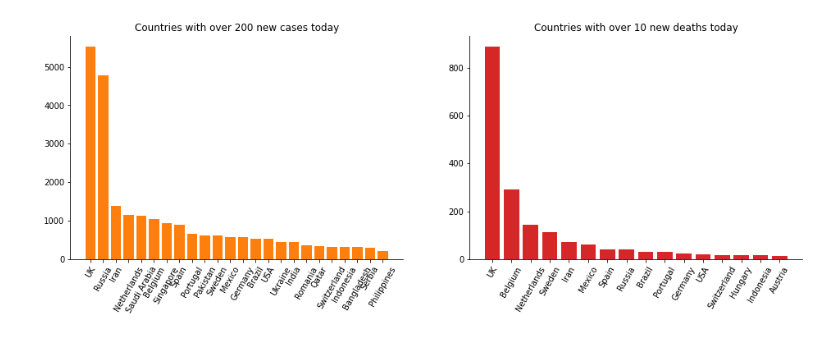
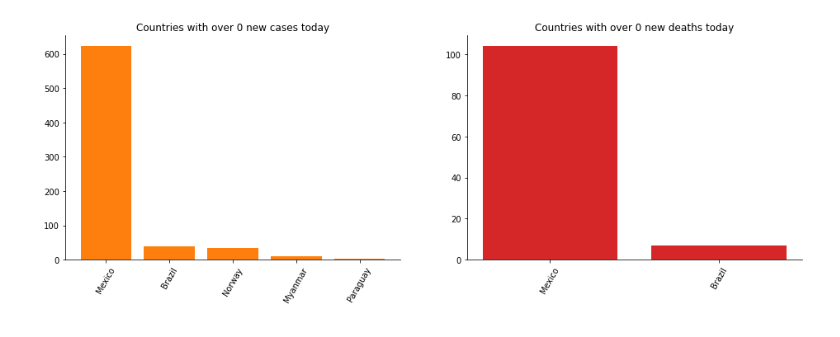
Before and after one commit to zhaoyi3264/covid-19-trend, a Jupyter notebook: global_trend.ipynb, the cells around one changed output. Cells and saved outputs as stored; diff of their text form; code cells hidden in the pictures.

```diff
--- a/global_trend.ipynb
+++ b/global_trend.ipynb
@@ -98,11 +98,11 @@ def today_new(ax, category, threshold, color):
     ax.spines['top'].set_visible(False)
 # %%
 fig, (ax0, ax1) = plt.subplots(nrows=1, ncols=2, figsize=(16, 5))
-today_new(ax0, 'New Cases', 200, 'tab:orange')
-today_new(ax1, 'New Deaths', 10, 'tab:red')
+today_new(ax0, 'New Cases', 0, 'tab:orange')
+today_new(ax1, 'New Deaths', 0, 'tab:red')
 plt.savefig('global/today_new.png', bbox_inches='tight')
 # %% [output]
-[figure, old version]
+[figure, new version]
 # %%
 fig, ax = plt.subplots(figsize=(16, 1))
 ax.set_xlim(0, 8)
```
Also changed, not shown: parts of 4 cells of this notebook, 14 other files.
